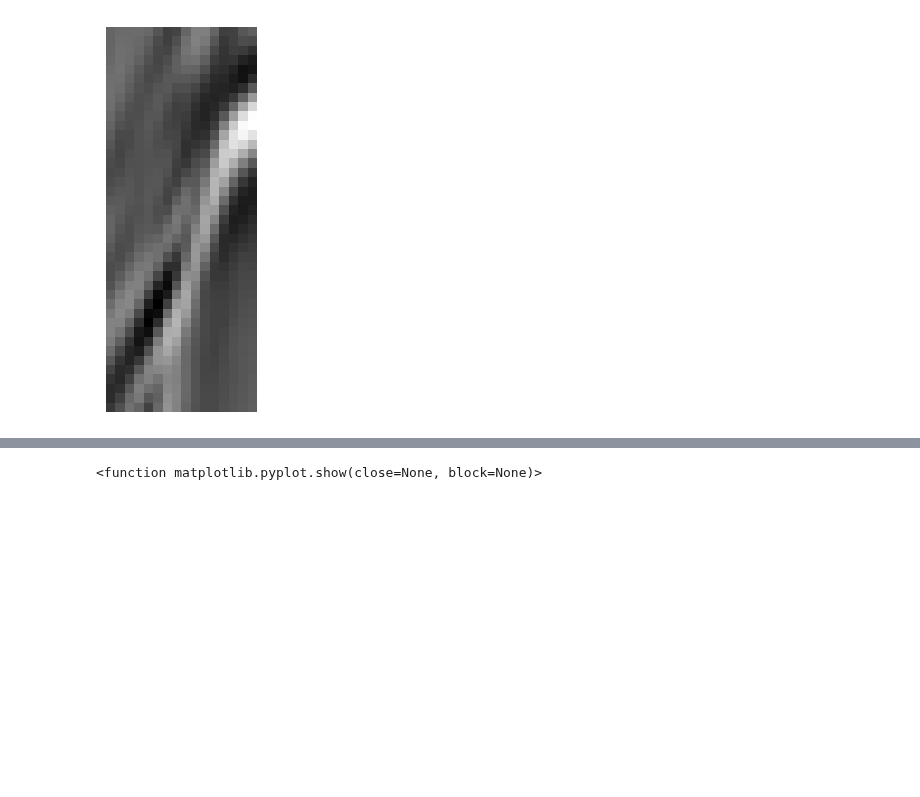
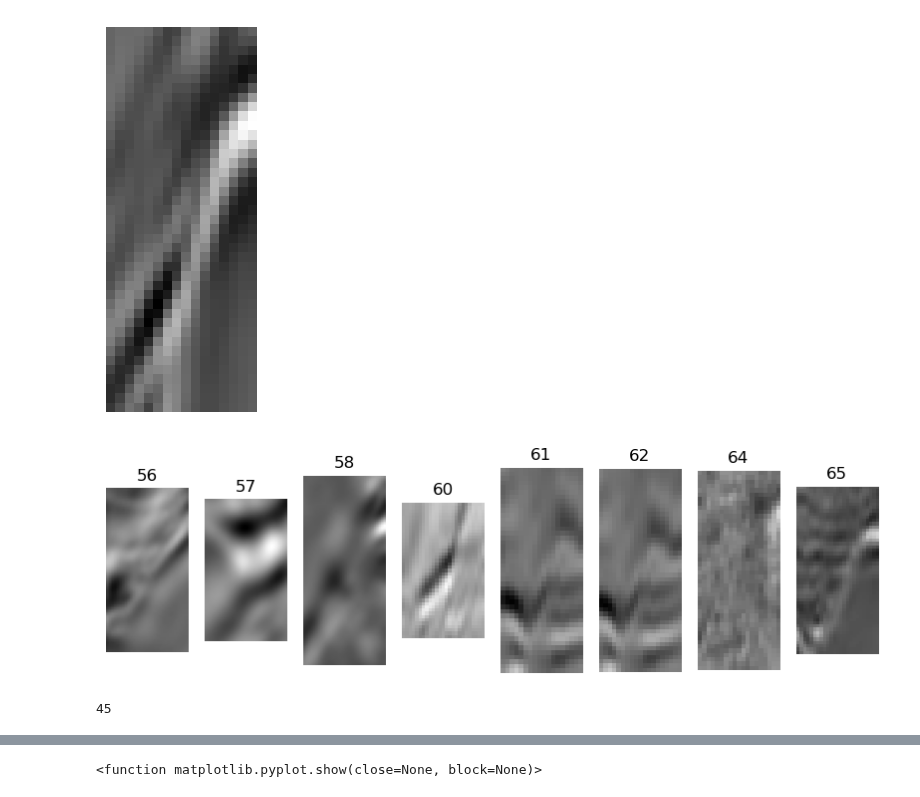
Before and after one commit to lucterres/textureSSD, a Jupyter notebook: angles.ipynb, the cells around one changed output, grey strips where cells are left out. Saved outputs shown, nothing was run; the diff lists cells and outputs as text; code cells hidden in the pictures; blank space fills up the shorter version.

Commit message:
searchNearestPatchByAngleAndHistogram

```diff
--- a/angles.ipynb
+++ b/angles.ipynb
@@ -145,3 +150,9 @@ else:
     print("Image not found")
 # %% [output]
 [figure]
+# %%
+vecImages = pm.searchAnglesinRange(patchesDB, angle = 60 , threshold=5)
+len(vecImages)
+pm.dispPatchesClass(vecImages)
+# %% [output]
+[figure, added]
@@ -147,0 +185,4 @@ else:
+# %%
+print(p.angle)
+# %% [output]
+45
```
Also changed, not shown: parts of 5 cells of this notebook, 2 other files.
